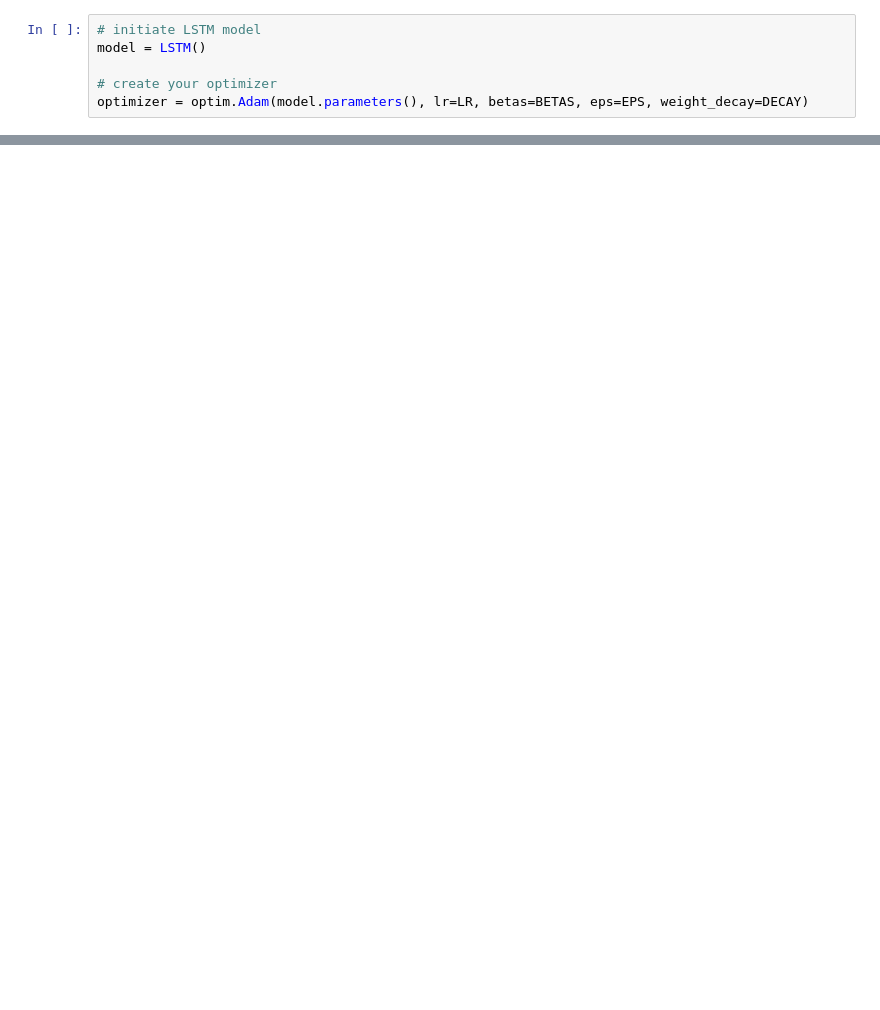
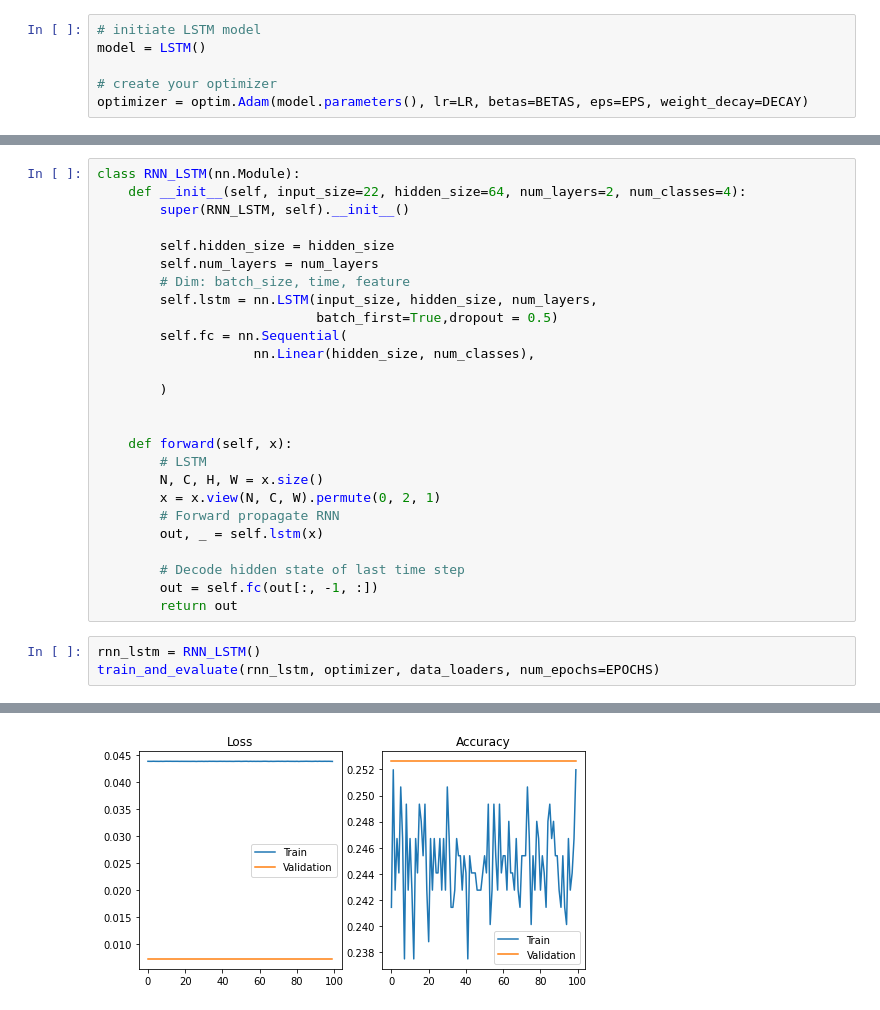
Before and after one commit to ryanr08/EEG_Networks, a Jupyter notebook: main_lstm.ipynb, the cells around one changed output, grey strips where cells are left out. Saved outputs shown, nothing was run; the diff lists cells and outputs as text; blank space fills up the shorter version.

Commit message:
optimize the performance

```diff
--- a/main_lstm.ipynb
+++ b/main_lstm.ipynb
@@ -103,0 +106,30 @@ Best test accuracy:
+# %%
+class RNN_LSTM(nn.Module):
+    def __init__(self, input_size=22, hidden_size=64, num_layers=2, num_classes=4):
+        super(RNN_LSTM, self).__init__()
+
+        self.hidden_size = hidden_size
+        self.num_layers = num_layers
+        # Dim: batch_size, time, feature
+        self.lstm = nn.LSTM(input_size, hidden_size, num_layers,
+                            batch_first=True,dropout = 0.5)
+        self.fc = nn.Sequential(
+                    nn.Linear(hidden_size, num_classes),
+
+        )
+
+
+    def forward(self, x):
+        # LSTM
+        N, C, H, W = x.size()
+        x = x.view(N, C, W).permute(0, 2, 1)
+        # Forward propagate RNN
+        out, _ = self.lstm(x)
+
+        # Decode hidden state of last time step
+        out = self.fc(out[:, -1, :])
+        return out
+# %%
+rnn_lstm = RNN_LSTM()
+train_and_evaluate(rnn_lstm, optimizer, data_loaders, num_epochs=EPOCHS)
+# %% [output]
@@ -103,0 +153 @@ Best test accuracy:
+[figure, added]
```
Also changed, not shown: parts of 6 cells of this notebook.
